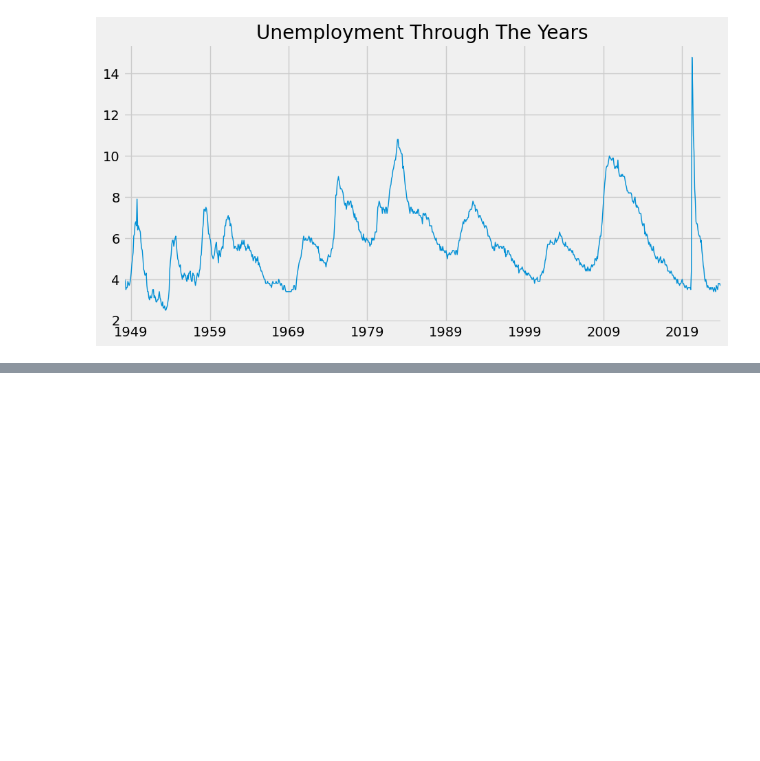
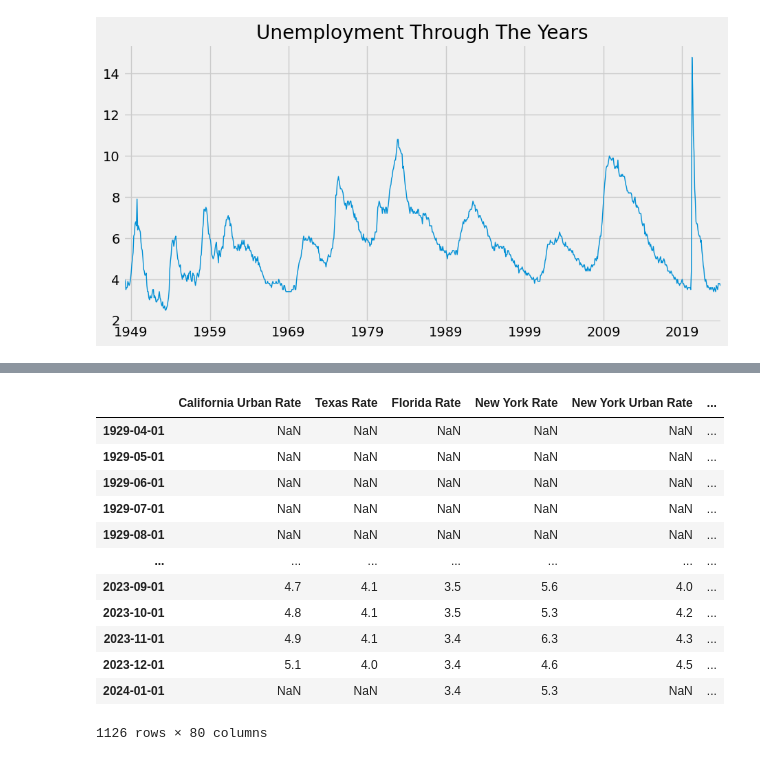
Before and after one commit to Sunday-Oladokun/FRED-Economic-Data--Webscraping-and-Analysis, a Jupyter notebook: Web Scraping Using Api Key Project.ipynb, the cells around one changed output, grey strips where cells are left out. Cells and saved outputs as stored; diff of their text form; code cells hidden in the pictures; blank space fills up the shorter version.

```diff
--- a/Web Scraping Using Api Key Project.ipynb
+++ b/Web Scraping Using Api Key Project.ipynb
@@ -112,13 +123,10 @@ Index(['UNRATE', 'LNS14000006', 'CAUR', 'TXUR', 'M0892AUSM156SNBR',
 # %%
+# Create a loop that gets the series for each unemployment data and appends it to a list which is later concatenated to get a dataframe
 all_data_results = []
-for id in unemployment_df3.index:
+for id in unemployment_df4.index:
     results = fred_object.get_series(id)
     results = results.to_frame(name=id)
     all_data_results.append(results)
-# %%
-all_data_results = []
-for id in unemployment_df3.index:
-    results = fred_object.get_series(id)
-    # results = results.to_frame(name=id)
-    all_data_results.append(results)
-    pd.concat(all_data_results, axis=1)
+# %%
+# Concatenate all dataframes using the column axis
+unemployment_rate_data = pd.concat(all_data_results,axis=1)
@@ -124,0 +292,28 @@ for id in unemployment_df3.index:
+# %%
+# Drop unemployment data outside of states
+columns_drop = ['National Rate', 'Black or Afro-American', 'Manufacturing Rate',
+                'Business Sector Rate', 'U2 Rate', 'Long Run Unemployment Rate',
+                'Puerto Rico Rate', 'Detroit-Warren-Dearborn Rate', 'National Rate 2',
+                'Long Run 24 Unemployment Rate', 'National Rate 3', 'National Rate 4',
+                'Central Northeast Urban Rate', 'Long Run Triple T Unemployment Rate',
+                'Central Western Urban Rate', 'Central New Urban Rate', 'Management Rate',
+                'Long Run 25 Unemployment Rate']
+
+unemployment_rate_data.drop(columns_drop, axis=1, inplace= True)
+# %%
+# We now have states data
+unemployment_rate_data
+# %% [output]
+|  | California Urban Rate | Texas Rate | Florida Rate | New York Rate | New York Urban Rate | ... |
+| 1929-04-01 | NaN | NaN | NaN | NaN | NaN | ... |
+| 1929-05-01 | NaN | NaN | NaN | NaN | NaN | ... |
+| 1929-06-01 | NaN | NaN | NaN | NaN | NaN | ... |
+| 1929-07-01 | NaN | NaN | NaN | NaN | NaN | ... |
+| 1929-08-01 | NaN | NaN | NaN | NaN | NaN | ... |
+| ... | ... | ... | ... | ... | ... | ... |
+| 2023-09-01 | 4.7 | 4.1 | 3.5 | 5.6 | 4.0 | ... |
+| 2023-10-01 | 4.8 | 4.1 | 3.5 | 5.3 | 4.2 | ... |
+| 2023-11-01 | 4.9 | 4.1 | 3.4 | 6.3 | 4.3 | ... |
+| 2023-12-01 | 5.1 | 4.0 | 3.4 | 4.6 | 4.5 | ... |
+| 2024-01-01 | NaN | NaN | 3.4 | 5.3 | NaN | ... |
+1126 rows × 80 columns
```
Also changed, not shown: parts of 28 cells of this notebook.
